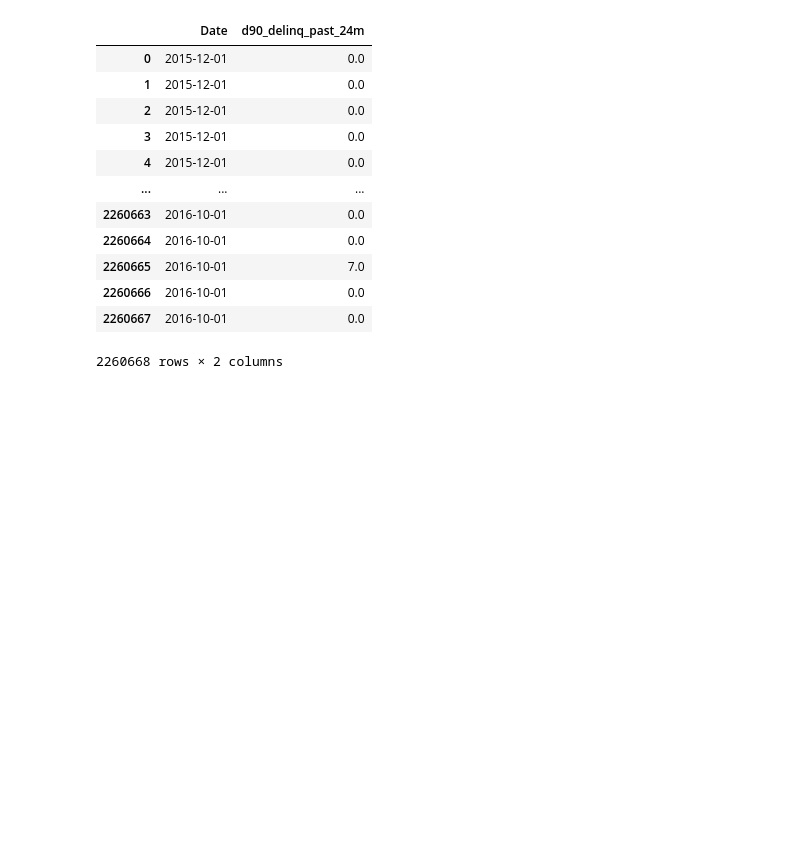
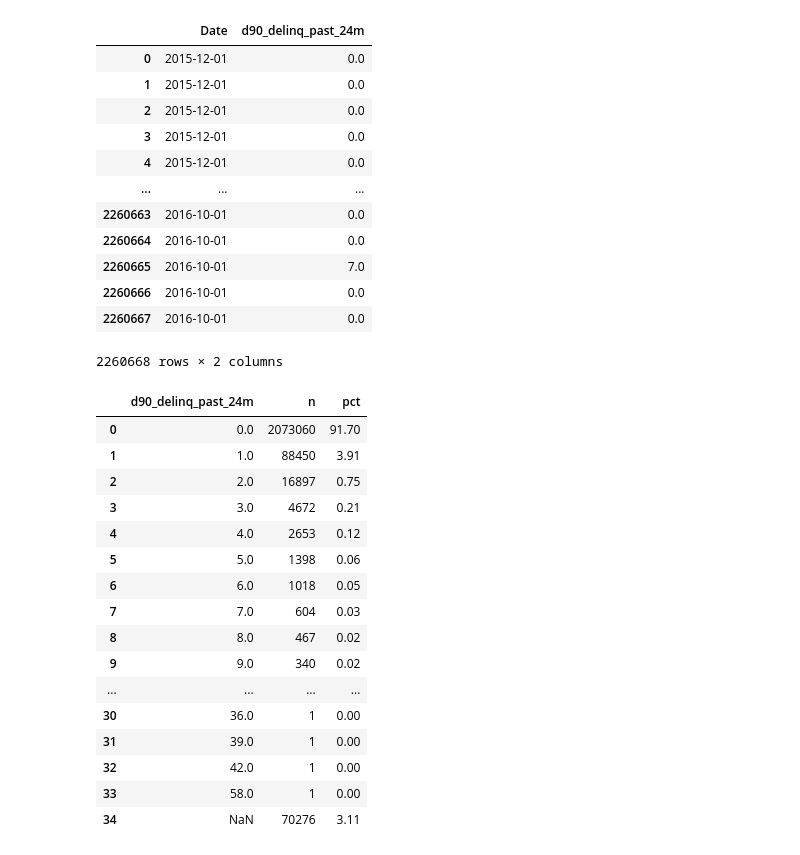
Before and after one commit to MrX1710/Projects, a Jupyter notebook: Lending_club_analysis/Lending_club_analysis.ipynb, the cells around one changed output. Cells and saved outputs as stored; diff of their text form; code cells hidden in the pictures; blank space fills up the shorter version.

Commit message:
cleaning of d90_delinq_past_24m

```diff
--- a/Lending_club_analysis/Lending_club_analysis.ipynb
+++ b/Lending_club_analysis/Lending_club_analysis.ipynb
@@ -277,3 +260,26 @@ fil_table_df[['Date', 'd90_delinq_past_24m']]
 | 2260666 | 2016-10-01 | 0.0 |
 | 2260667 | 2016-10-01 | 0.0 |
 2260668 rows × 2 columns
+# %%
+db("""SELECT d90_delinq_past_24m, COUNT(*) AS n,
+       ROUND(100.0 * COUNT(*) / SUM(COUNT(*)) OVER (), 2) AS pct
+FROM FILT_TABLE
+GROUP BY 1 ORDER BY 1;""").df()
+# %% [output]
+|  | d90_delinq_past_24m | n | pct |
+| 0 | 0.0 | 2073060 | 91.70 |
+| 1 | 1.0 | 88450 | 3.91 |
+| 2 | 2.0 | 16897 | 0.75 |
+| 3 | 3.0 | 4672 | 0.21 |
+| 4 | 4.0 | 2653 | 0.12 |
+| 5 | 5.0 | 1398 | 0.06 |
+| 6 | 6.0 | 1018 | 0.05 |
+| 7 | 7.0 | 604 | 0.03 |
+| 8 | 8.0 | 467 | 0.02 |
+| 9 | 9.0 | 340 | 0.02 |
+| ... | ... | ... | ... |
+| 30 | 36.0 | 1 | 0.00 |
+| 31 | 39.0 | 1 | 0.00 |
+| 32 | 42.0 | 1 | 0.00 |
+| 33 | 58.0 | 1 | 0.00 |
+| 34 | NaN | 70276 | 3.11 |
```
Also changed, not shown: parts of 10 cells of this notebook.
